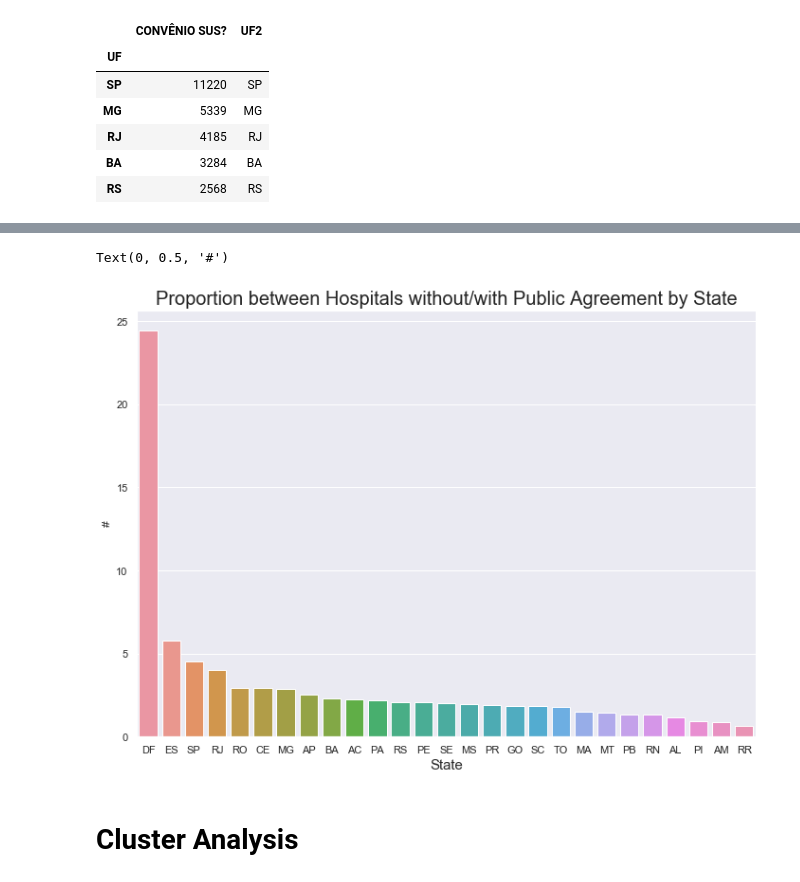
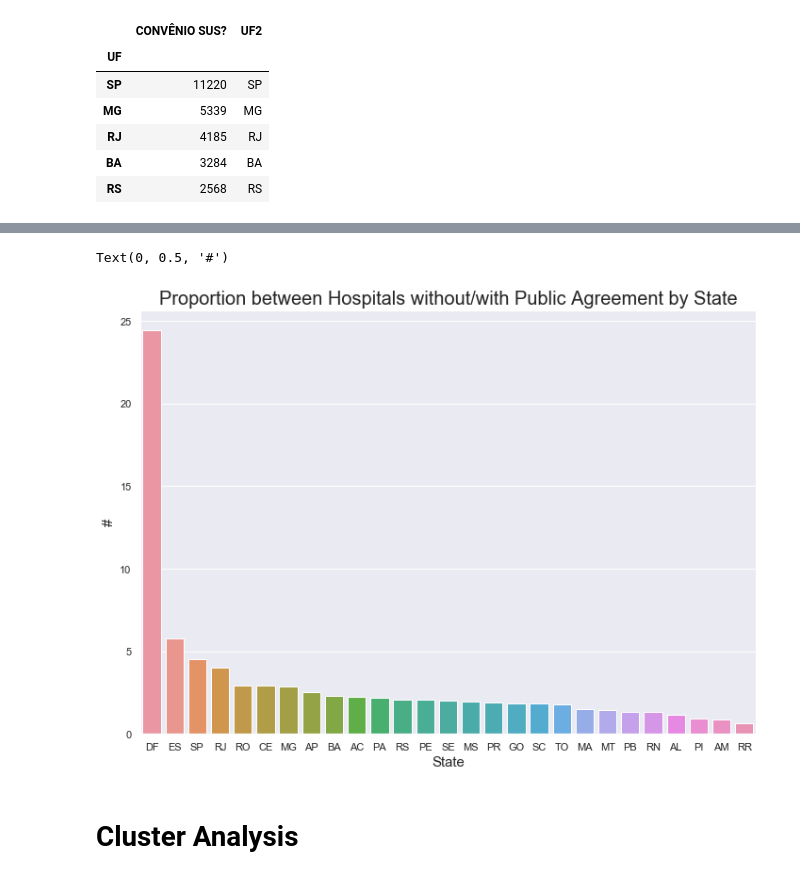
Before and after one commit to tbuzze/hospitalsbrazil2018, a Jupyter notebook: Hospital_Brazil.ipynb, the cells around one changed output, grey strips where cells are left out. Cells and saved outputs as stored; diff of their text form; code cells hidden in the pictures.

```diff
--- a/Hospital_Brazil.ipynb
+++ b/Hospital_Brazil.ipynb
@@ -274,12 +283,12 @@ prop.sort_values(['CONVÊNIO SUS?'], ascending=False, inplace=True)
 # %%
 #-- plotting the States with more hospitals without Public Agreement
 sns.barplot(x=prop['UF2'], y=prop['CONVÊNIO SUS?'])
 plt.title('Proportion between Hospitals without/with Public Agreement by State', loc='center', fontsize=20)
 plt.xlabel('State', fontsize=15)
-plt.ylabel('#')
+plt.ylabel('#', fontsize=15)
 # %% [output]
 Text(0, 0.5, '#')
-[figure, old version]
+[figure, new version]
 # %% [markdown]
 # Cluster Analysis
 # %% [markdown]
```
Also changed, not shown: parts of 43 cells of this notebook, 1 other file.
